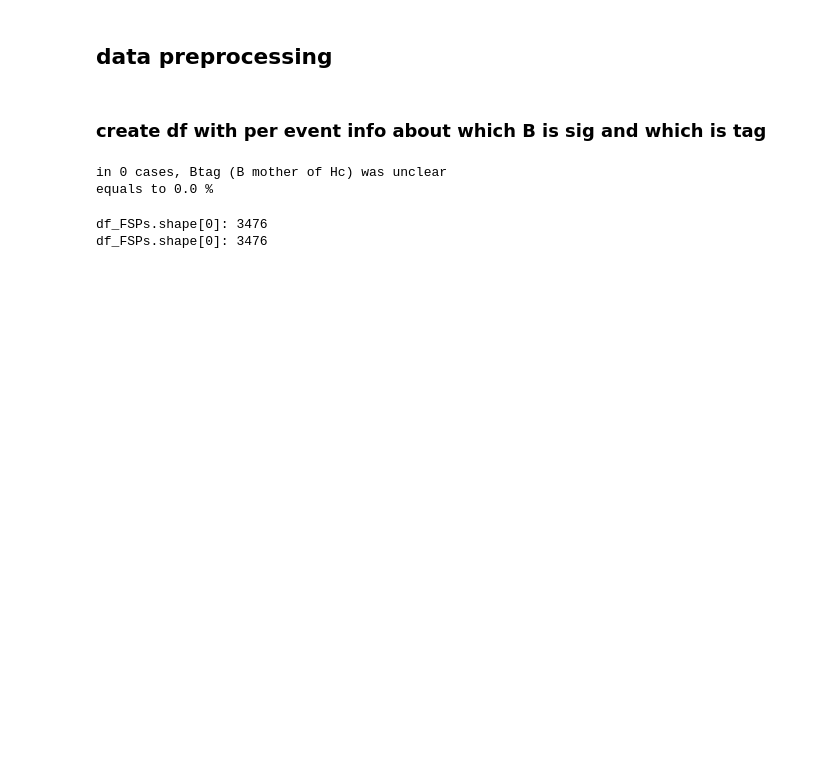
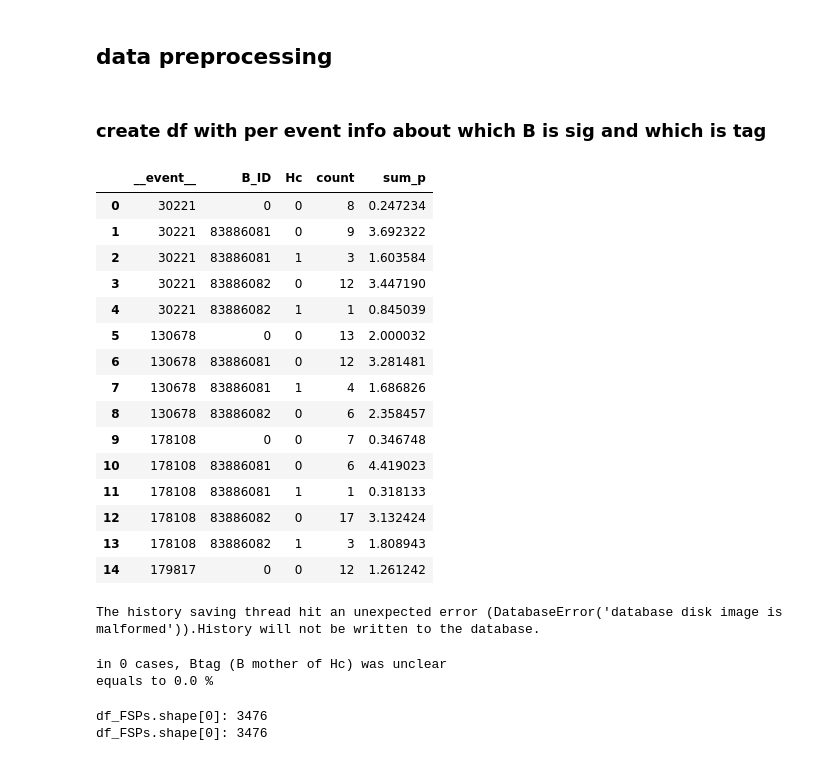
Before and after one commit to axelHeim/MCstudies, a Jupyter notebook: Dstlnu_Bt_generic/createBranchSeparatorData/createNNinput.ipynb, the cells around one changed output. Drawn from its saved outputs; the diff is of its cells as text; code cells hidden in the pictures; blank space fills up the shorter version.

```diff
--- a/Dstlnu_Bt_generic/createBranchSeparatorData/createNNinput.ipynb
+++ b/Dstlnu_Bt_generic/createBranchSeparatorData/createNNinput.ipynb
@@ -130,7 +131,7 @@ groupsAllFSPs
 # function to create col with the particles mother B's uniqueParticleIdentifier
 def B_ID(s):
     label = 0
-    for i in range(10):
+    for i in range(10):c
         mcMotheri_uniqParID = "mcMother{}_uniqParID".format(i)
         if ((s[mcMotheri_uniqParID]) == 83886082.0):
             label = 83886082
@@ -161,6 +162,26 @@ groupsAllFSPs = pd.DataFrame({'count' : df_FSPs.groupby(["__event__","B_ID","Hc"
                              'sum_p': df_FSPs.groupby(["__event__","B_ID","Hc"])["p"].sum()}).reset_index()
 #with pd.option_context('display.max_rows', None, 'display.max_columns', None):  # more options can be specified also
 #    print(groupsAllFSPs[(groupsAllFSPs["__event__"] == 3183239)].sort_values("__event__"))
+# %%
+groupsAllFSPs[:15]
+# %% [output]
+|  | __event__ | B_ID | Hc | count | sum_p |
+| 0 | 30221 | 0 | 0 | 8 | 0.247234 |
+| 1 | 30221 | 83886081 | 0 | 9 | 3.692322 |
+| 2 | 30221 | 83886081 | 1 | 3 | 1.603584 |
+| 3 | 30221 | 83886082 | 0 | 12 | 3.447190 |
+| 4 | 30221 | 83886082 | 1 | 1 | 0.845039 |
+| 5 | 130678 | 0 | 0 | 13 | 2.000032 |
+| 6 | 130678 | 83886081 | 0 | 12 | 3.281481 |
+| 7 | 130678 | 83886081 | 1 | 4 | 1.686826 |
+| 8 | 130678 | 83886082 | 0 | 6 | 2.358457 |
+| 9 | 178108 | 0 | 0 | 7 | 0.346748 |
+| 10 | 178108 | 83886081 | 0 | 6 | 4.419023 |
+| 11 | 178108 | 83886081 | 1 | 1 | 0.318133 |
+| 12 | 178108 | 83886082 | 0 | 17 | 3.132424 |
+| 13 | 178108 | 83886082 | 1 | 3 | 1.808943 |
+| 14 | 179817 | 0 | 0 | 12 | 1.261242 |
+The history saving thread hit an unexpected error (DatabaseError('database disk image is malformed')).History will not be written to the database.
 # %%
 #print(groupsAllFSPs[groupsAllFSPs["Hc"] == 1].sort_values("__event__"))
 # %%
```
Also changed, not shown: parts of 9 cells of this notebook, 3 other files.
